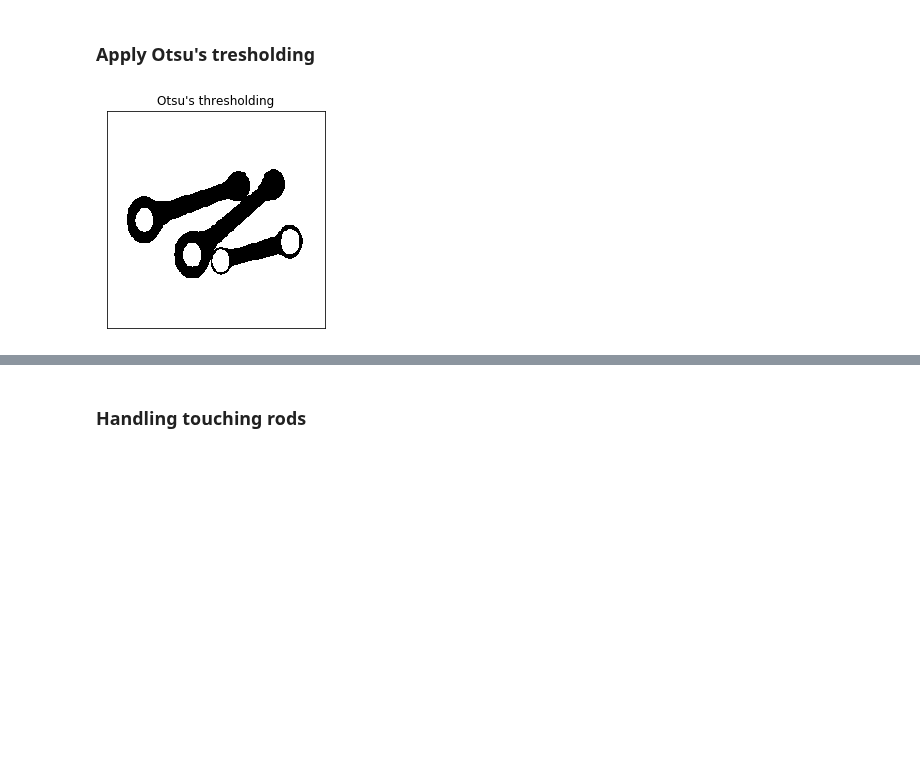
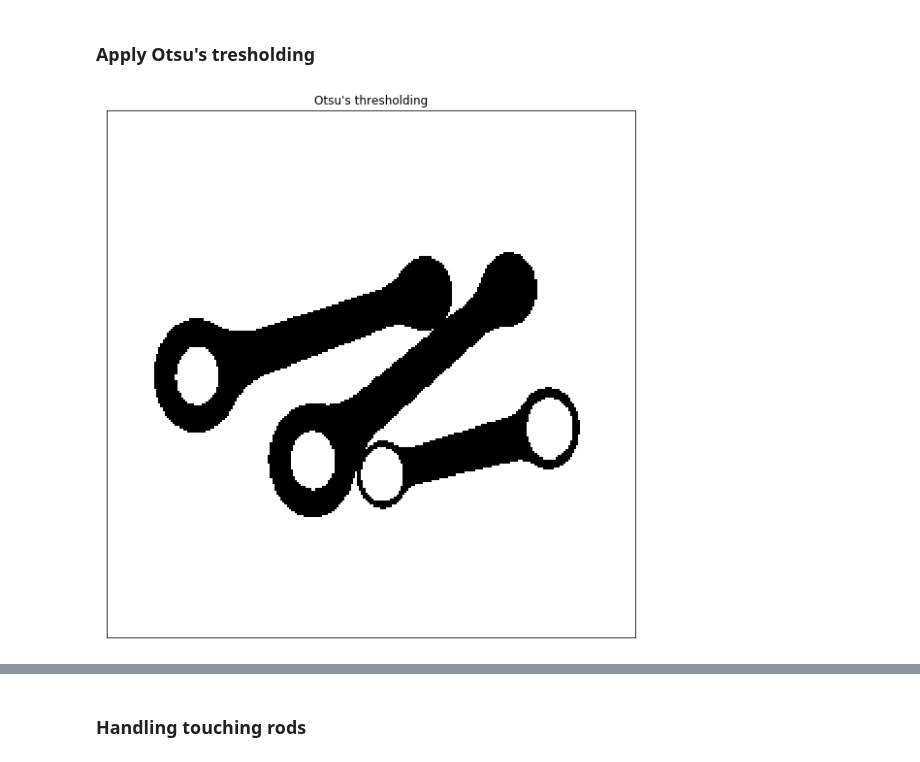
Before and after one commit to pptr3/connecting-rods, a Jupyter notebook: Connecting Rods.ipynb, the cells around one changed output, grey strips where cells are left out. Cells and saved outputs as stored; diff of their text form; code cells hidden in the pictures; blank space fills up the shorter version.

```diff
--- a/Connecting Rods.ipynb
+++ b/Connecting Rods.ipynb
@@ -123,9 +123,10 @@ plt.show()
 # %% [markdown]
 ### Apply Otsu's tresholding
 # %%
+plt.figure(figsize=(10, 10))
 ret, otsu_img = cv.threshold(img, 0, 255, cv.THRESH_BINARY+cv.THRESH_OTSU)
 plt.imshow(otsu_img,cmap = 'gray')
 plt.title('Otsu\'s thresholding'), plt.xticks([]), plt.yticks([])
 plt.show()
 # %% [output]
-[figure, old version]
+[figure, new version]
```
Also changed, not shown: parts of 4 cells of this notebook.
